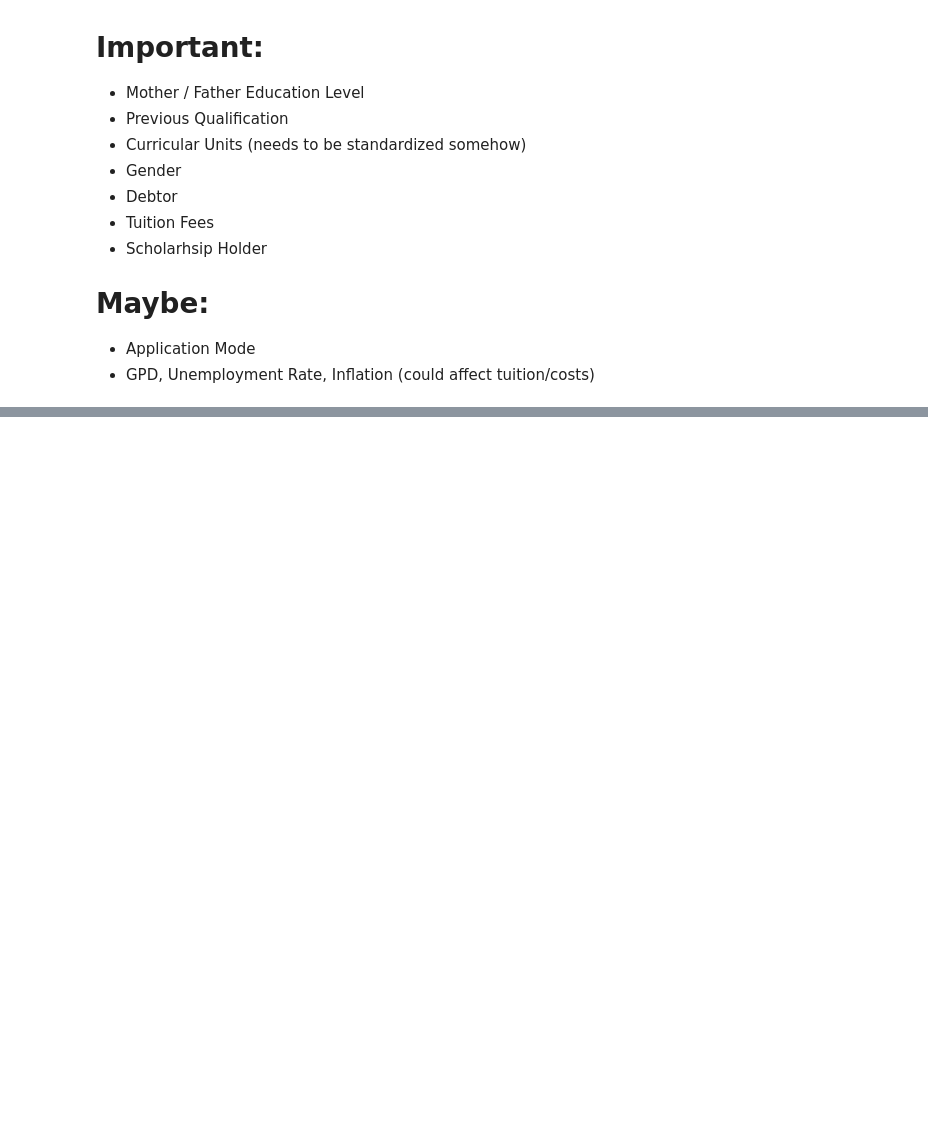
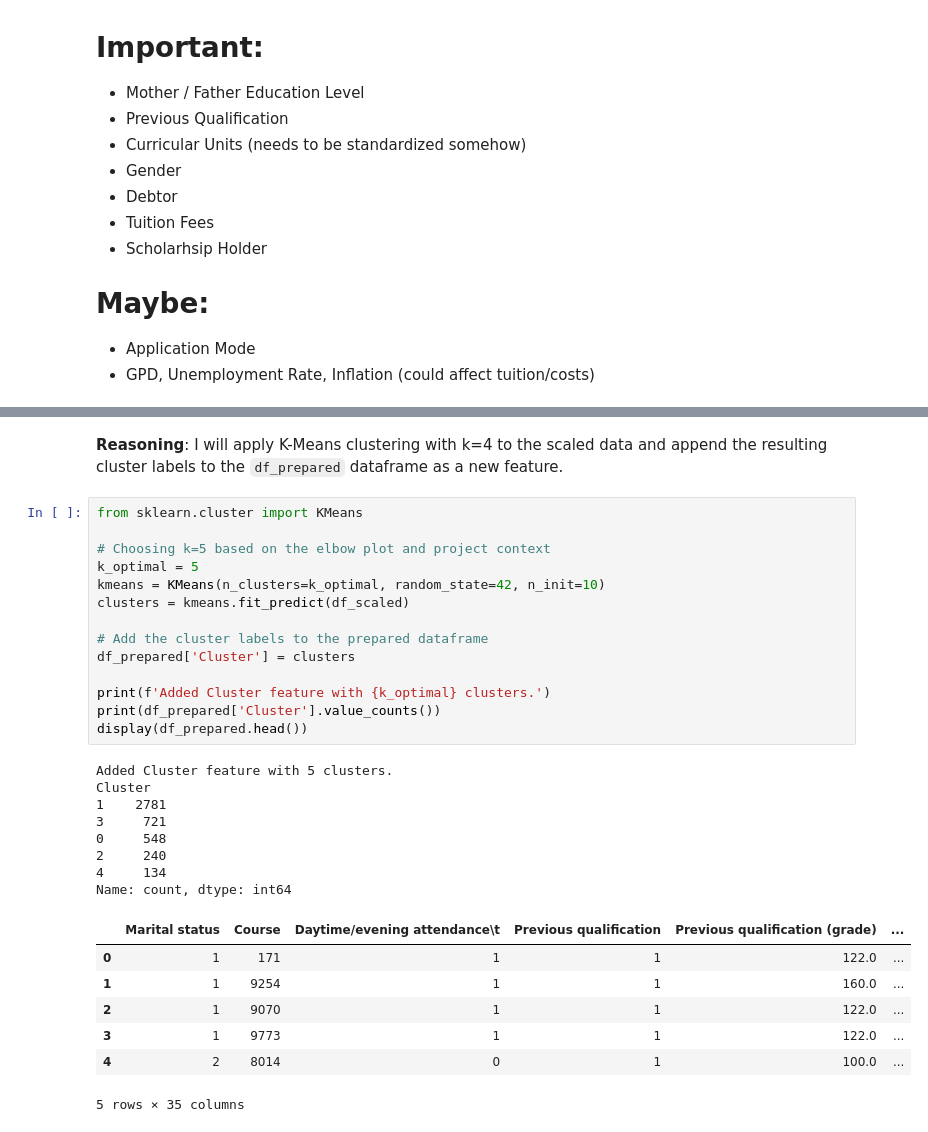
Before and after one commit to Hmcg23/student_dropout_project, a Jupyter notebook: iX_DS_Project.ipynb, the cells around one changed output, grey strips where cells are left out. Cells and saved outputs as stored; diff of their text form; blank space fills up the shorter version.

```diff
--- a/iX_DS_Project.ipynb
+++ b/iX_DS_Project.ipynb
@@ -256,0 +420,33 @@ NameError: name 'df' is not defined
+# %% [markdown]
+**Reasoning**:
+I will apply K-Means clustering with k=4 to the scaled data and append the resulting cluster labels to the `df_prepared` dataframe as a new feature.
+# %%
+from sklearn.cluster import KMeans
+
+# Choosing k=5 based on the elbow plot and project context
+k_optimal = 5
+kmeans = KMeans(n_clusters=k_optimal, random_state=42, n_init=10)
+clusters = kmeans.fit_predict(df_scaled)
+
+# Add the cluster labels to the prepared dataframe
+df_prepared['Cluster'] = clusters
+
+print(f'Added Cluster feature with {k_optimal} clusters.')
+print(df_prepared['Cluster'].value_counts())
+display(df_prepared.head())
+# %% [output]
+Added Cluster feature with 5 clusters.
+Cluster
+1    2781
+3     721
+0     548
+2     240
+4     134
+Name: count, dtype: int64
+|  | Marital status | Course | Daytime/evening attendance\t | Previous qualification | Previous qualification (grade) | ... |
+| 0 | 1 | 171 | 1 | 1 | 122.0 | ... |
+| 1 | 1 | 9254 | 1 | 1 | 160.0 | ... |
+| 2 | 1 | 9070 | 1 | 1 | 122.0 | ... |
+| 3 | 1 | 9773 | 1 | 1 | 122.0 | ... |
+| 4 | 2 | 8014 | 0 | 1 | 100.0 | ... |
+5 rows × 35 columns
```
Also changed, not shown: parts of 26 cells of this notebook.
